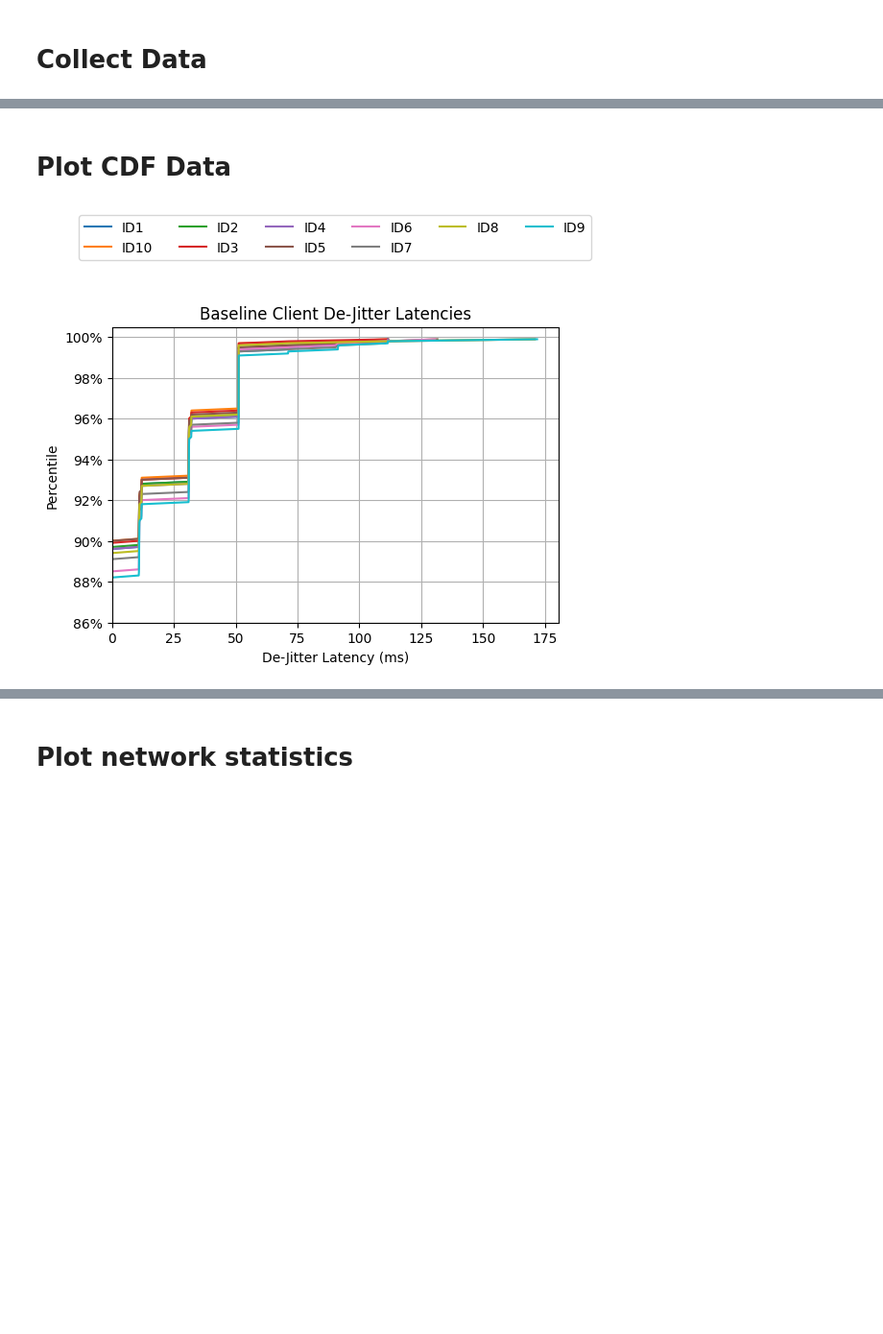
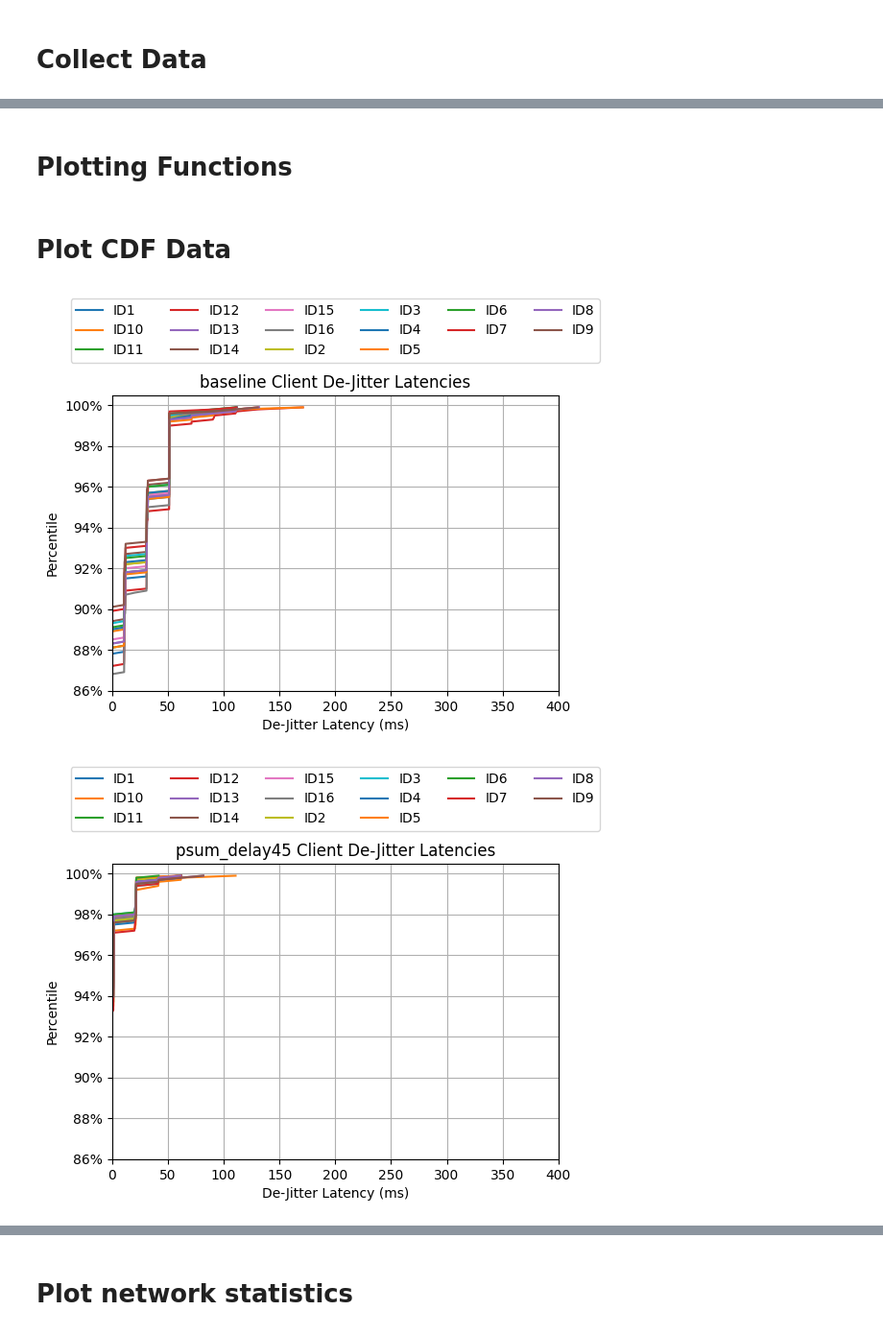
Before and after one commit to StanfordSNR/sidekick-downloads, a Jupyter notebook: notebook/multicast_benchmark.ipynb, the cells around one changed output, grey strips where cells are left out. Shown at 96% size. Cells and saved outputs as stored; diff of their text form; code cells hidden in the pictures; blank space fills up the shorter version.

Commit message:
Checkpoint multicast notebooks

```diff
--- a/notebook/multicast_benchmark.ipynb
+++ b/notebook/multicast_benchmark.ipynb
@@ -80,6 +24,0 @@ def set_result(base_label, duration, num_clients, num_quackers=0, execute=True,
-# %%
-duration = 120
-num_clients = 10
-num_quackers = num_clients
-execute = True
-set_result('baseline', duration, num_clients, 0, execute=execute)
@@ -104,3 +25,8 @@ set_result('sidekick_delay60', duration, num_clients, num_quackers, execute=True
+# %%
+# data packet every 20 ms
+exp = MulticastExperiment(DURATION, TREATMENTS, NETWORK_SETTING(4), num_clients=NUM_CLIENTS)
+data = exp.to_raw_data(execute=True)
+results = data.data
 # %%
 # check results
 def check_multicast_output(output, num_clients):
@@ -110,7 +36,8 @@ def check_multicast_output(output, num_clients):
     assert len(output.get('num_spurious')) == num_clients
 
 for label in results:
-    print(label)
-    check_multicast_output(results[label], num_clients)
+    for num_clients in results[label]:
+        print(label, num_clients)
+        check_multicast_output(results[label][num_clients], num_clients)
 print('all good')
 # %% [output]
@@ -120,6 +50,6 @@ sidekick_delay60
 all good
-# %% [markdown]
-# Plot CDF Data
+# %% [markdown]
+# Plotting Functions
 # %%
 def preprocess_latencies(latencies, num_ticks=100):
     ticks = []
@@ -131,7 +61,7 @@ def preprocess_latencies(latencies, num_ticks=100):
     # Convert ns to ms
     return [tick / 1000000.0 for tick in ticks]
 # %%
-def plot_delay_cdf(output, title, min_pct=86, num_ticks=1000):
+def plot_delay_cdf(output, title, xlim=(0,400), min_pct=86, num_ticks=1000):
     latencies_data = {}
     num_clients = len(output['client_ids'])
     for i in range(num_clients):
@@ -148,7 +78,7 @@ def plot_delay_cdf(output, title, min_pct=86, num_ticks=1000):
         plt.plot(data, ys, label=client_id)
     plt.xlabel('De-Jitter Latency (ms)')
     plt.xticks()
-    plt.xlim(0)
+    plt.xlim(xlim)
 
     plt.ylabel('Percentile')
     ticks = [tick for tick in range(min_pct, num_ticks + 1, 2)]
@@ -157,10 +87,14 @@ def plot_delay_cdf(output, title, min_pct=86, num_ticks=1000):
     plt.ylim(min_pct, 100.5)
 
     plt.grid()
-    plt.title(title)
-    plt.legend(loc='upper center', bbox_to_anchor=(0.5, 1.4), ncol=6)
+    plot_title_and_legend(title, client_ids, ncol=6, base_height=1.15, row_height=0.07, title_height=0.06)
     plt.show()
+# %% [markdown]
+# Plot CDF Data
 # %%
-plot_delay_cdf(results['baseline'], title='Baseline Client De-Jitter Latencies')
+for label in labels:
+    for num_clients in [16]:
+        plot_delay_cdf(results[label][num_clients], title=f'{label} Client De-Jitter Latencies')
 # %% [output]
-[figure, old version]
+[figure, new version]
+[figure, added]
```
Also changed, not shown: parts of 17 cells of this notebook, 1 other file.
